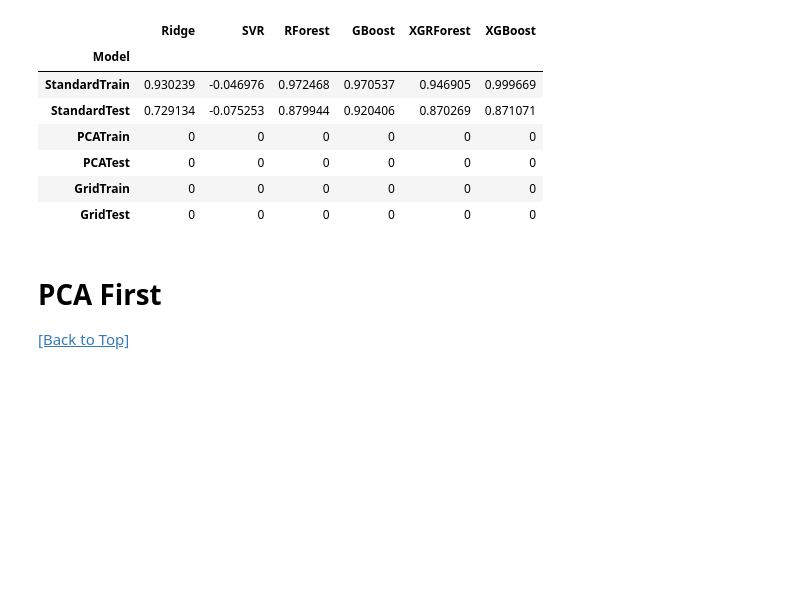
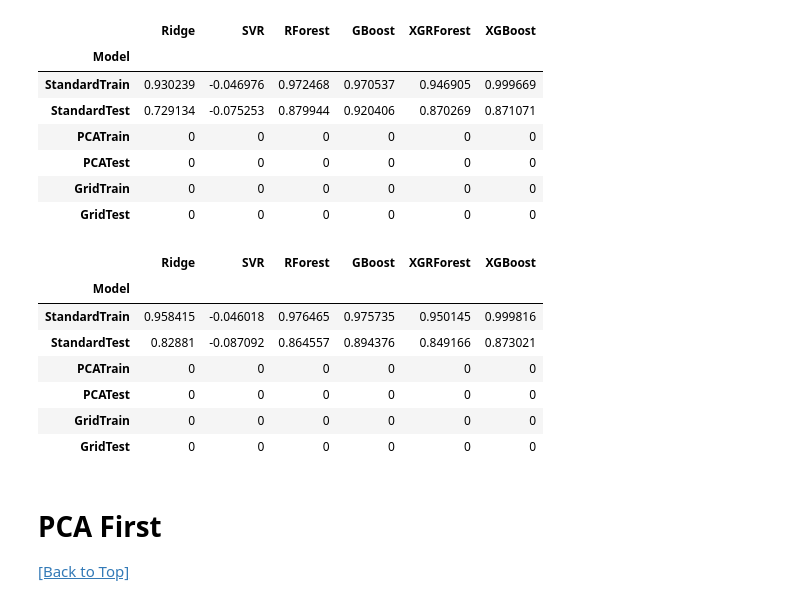
Before and after one commit to BaroqBard/IowaHousingPredictions, a Jupyter notebook: Iowa Housing Project - II. Modeling & Analysis.ipynb, the cells around one changed output. Cells and saved outputs as stored; diff of their text form; code cells hidden in the pictures; blank space fills up the shorter version.

```diff
--- a/Iowa Housing Project - II. Modeling & Analysis.ipynb
+++ b/Iowa Housing Project - II. Modeling & Analysis.ipynb
@@ -45,0 +110,5 @@ pickle.dump(scale, open('./scale.pkl', 'wb'))          # Save Scale Pickle
+# %%
+# Combine Summary Frame & Prices
+infl_sum = pd.concat([y_train['SalePrice'], infl_summaryfr], axis=1)
+infl_sum = infl_sum.rename(columns={'hat_diag': 'leverage'})
+infl_sum.head()
@@ -45,0 +123,6 @@ pickle.dump(scale, open('./scale.pkl', 'wb'))          # Save Scale Pickle
+# %%
+# Isolate Outliers via Cook's Distance from Influence Mtx
+cutoff = 4/x_train.shape[0]
+cookdf = pd.DataFrame((infl_sum.SalePrice[abs(infl_sum.cooks_d) > cutoff]))
+cook_outliers = [*cookdf.index]
+print(cook_outliers)
@@ -46,3 +131,10 @@ pickle.dump(scale, open('./scale.pkl', 'wb'))          # Save Scale Pickle
+# %%
+# Cook Data
+cooked_xtrain = x_train.copy()
+cooked_ytrain = y_train.copy()
+
+cooked_xtrain.drop(cook_outliers, axis=0, inplace=True)
+cooked_ytrain.drop(cook_outliers, axis=0, inplace=True)
 # %% [markdown]
 # Train Initial Regressive Models
 [[Back to Top]](#Iowa-Housing-Pricing:-Modeling-&-Analysis)
@@ -98,6 +190,51 @@ resul.head(6)
 | PCATest | 0 | 0 | 0 | 0 | 0 | 0 |
 | GridTrain | 0 | 0 | 0 | 0 | 0 | 0 |
 | GridTest | 0 | 0 | 0 | 0 | 0 | 0 |
+# %%
+#######################
+### Redefine Models ###
+#######################
+
+ridge = linear_model.Ridge()
+svr = svm.SVR()
+randomForest = ensemble.RandomForestRegressor(n_jobs = -2,random_state = 430)
+gradientBoost = ensemble.GradientBoostingRegressor(random_state = 430)
+xgForest = xgb.XGBRFRegressor(n_jobs = -2, random_state = 430)
+xgBooster = xgb.XGBRegressor(n_jobs = -2, random_state = 430)
+
+models = [ridge, svr, randomForest, gradientBoost, xgForest, xgBooster]
+
+# Make results df
+cooked_resul = pd.DataFrame(columns = ['Model', 'Ridge', 'SVR', 'RForest', 'GBoost', 'XGRForest', 'XGBoost'])
+cooked_resul.set_index("Model", inplace = True)
+cooked_resul.loc['StandardTrain'] = [0, 0, 0, 0, 0, 0]
+cooked_resul.loc['StandardTest'] = [0, 0, 0, 0, 0, 0]
+cooked_resul.loc['PCATrain'] = [0, 0, 0, 0, 0, 0]
+cooked_resul.loc['PCATest'] = [0, 0, 0, 0, 0, 0]
+cooked_resul.loc['GridTrain'] = [0, 0, 0, 0, 0, 0]
+cooked_resul.loc['GridTest'] = [0, 0, 0, 0, 0, 0]
+
+##########################################
+### Build & Test Models w/o GridSearch ###
+##########################################
+
+col = 0
+for model in models:
+    model.fit(cooked_xtrain, cooked_ytrain['SalePrice'])
+    cooked_resul.iloc[0, col] = model.score(cooked_xtrain, cooked_ytrain['SalePrice'])
+    cooked_resul.iloc[1, col] = model.score(x_test, y_test['SalePrice'])
+    col += 1
+
+cooked_resul.head(6)
+# %% [output]
+|  | Ridge | SVR | RForest | GBoost | XGRForest | XGBoost |
+| Model |  |  |  |  |  |  |
+| StandardTrain | 0.958415 | -0.046018 | 0.976465 | 0.975735 | 0.950145 | 0.999816 |
+| StandardTest | 0.82881 | -0.087092 | 0.864557 | 0.894376 | 0.849166 | 0.873021 |
+| PCATrain | 0 | 0 | 0 | 0 | 0 | 0 |
+| PCATest | 0 | 0 | 0 | 0 | 0 | 0 |
+| GridTrain | 0 | 0 | 0 | 0 | 0 | 0 |
+| GridTest | 0 | 0 | 0 | 0 | 0 | 0 |
 # %% [markdown]
 # PCA First
 [[Back to Top]](#Iowa-Housing-Pricing:-Modeling-&-Analysis)
```
Also changed, not shown: parts of 23 cells of this notebook.
